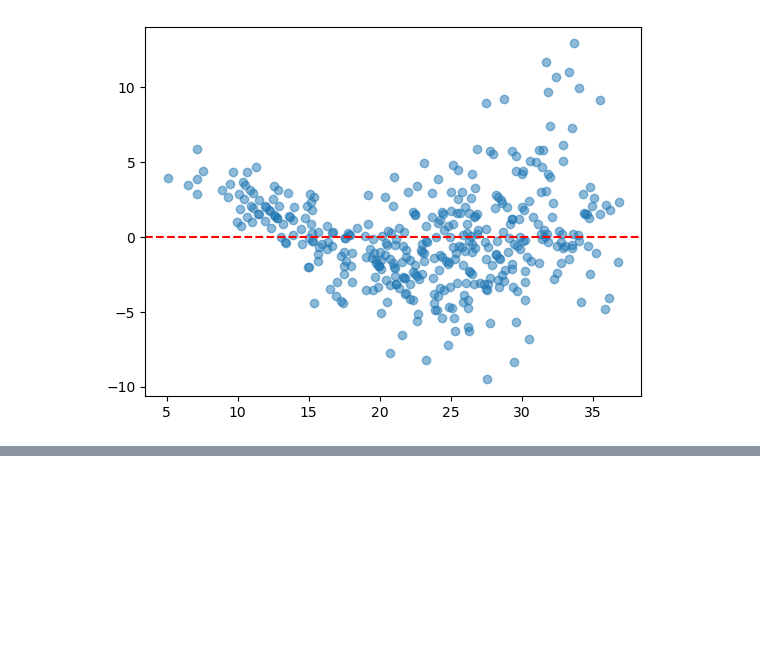
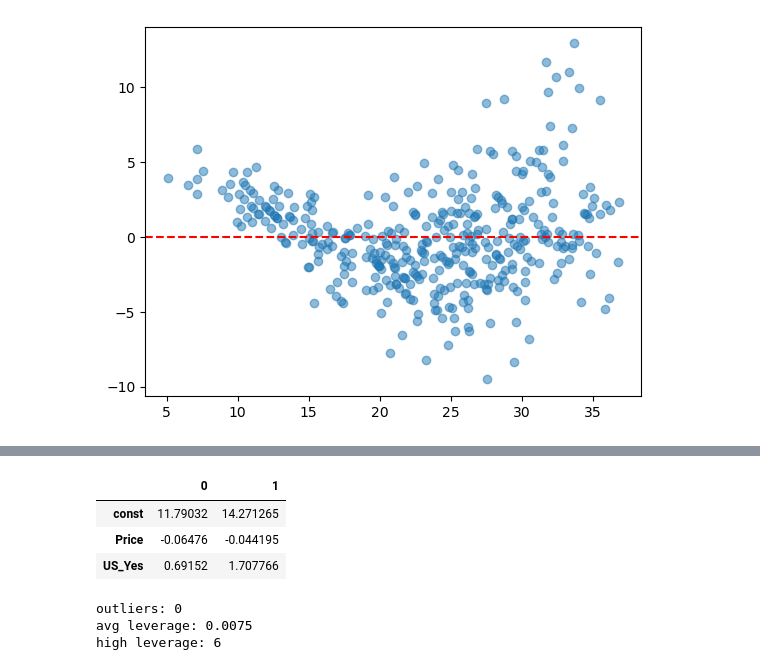
Before and after one commit to fatima-zahra20/ISLP-Solutions, a Jupyter notebook: MySolutionISLP_02.ipynb, the cells around one changed output, grey strips where cells are left out. Saved outputs shown, nothing was run; the diff lists cells and outputs as text; code cells hidden in the pictures; blank space fills up the shorter version.

```diff
--- a/MySolutionISLP_02.ipynb
+++ b/MySolutionISLP_02.ipynb
@@ -471,0 +474,6 @@ plt.axhline(0, color='r', ls='--')
+# %%
+import pandas as pd
+import statsmodels.api as sm
+
+carseats = pd.read_csv(r"C:\Users\Fatima zahra\Practice\ALL+CSV+FILES+-+2nd+Edition+-+corrected\ALL CSV FILES - 2nd Edition\Carseats.csv", na_values="?")
+carseats = carseats.dropna()
@@ -471,0 +571,22 @@ plt.axhline(0, color='r', ls='--')
+# %%
+#g)
+model_e.conf_int(alpha=0.05)
+# %% [output]
+|  | 0 | 1 |
+| const | 11.79032 | 14.271265 |
+| Price | -0.06476 | -0.044195 |
+| US_Yes | 0.69152 | 1.707766 |
+# %%
+#h)
+
+infl = model_e.get_influence()
+stud = infl.resid_studentized_internal
+lev = infl.hat_matrix_diag
+
+print("outliers:", (abs(stud) > 3).sum())
+print("avg leverage:", 3/400) # p(predictors)+1 / number of observations
+print("high leverage:", (lev > 3*(3/400)).sum())
+# %% [output]
+outliers: 0
+avg leverage: 0.0075
+high leverage: 6
```
Also changed, not shown: parts of 37 cells of this notebook.
